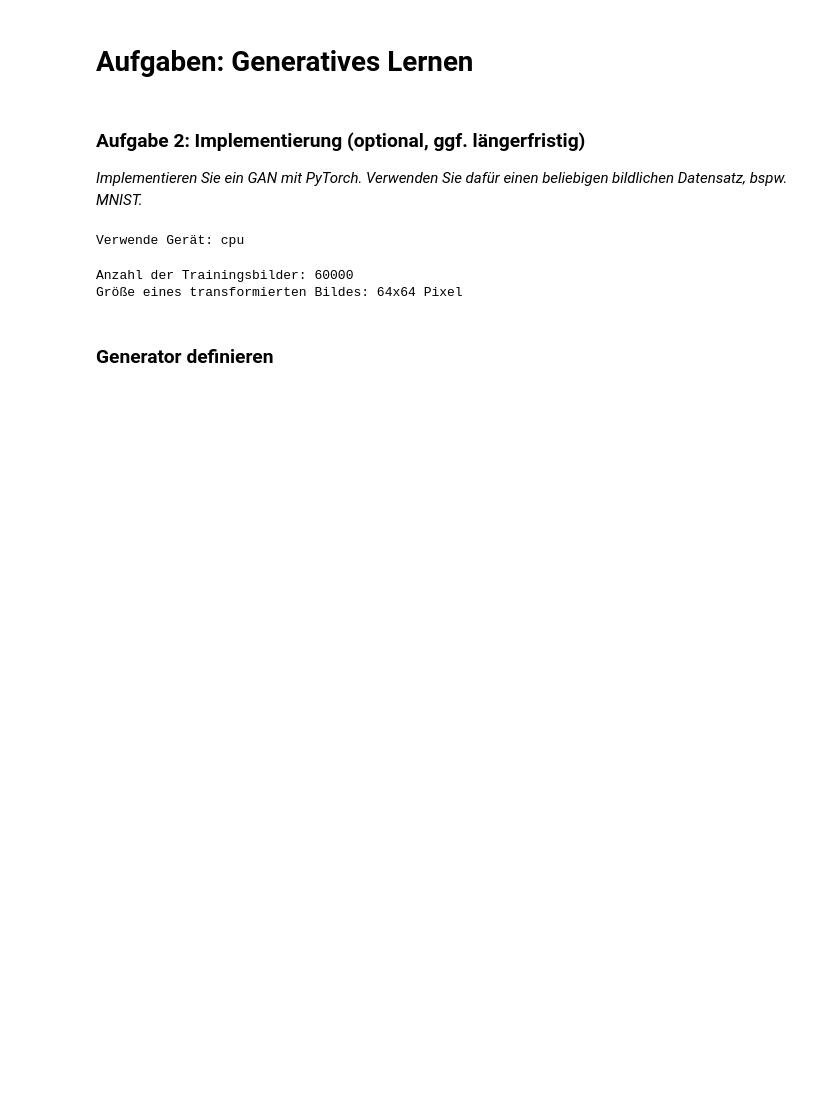
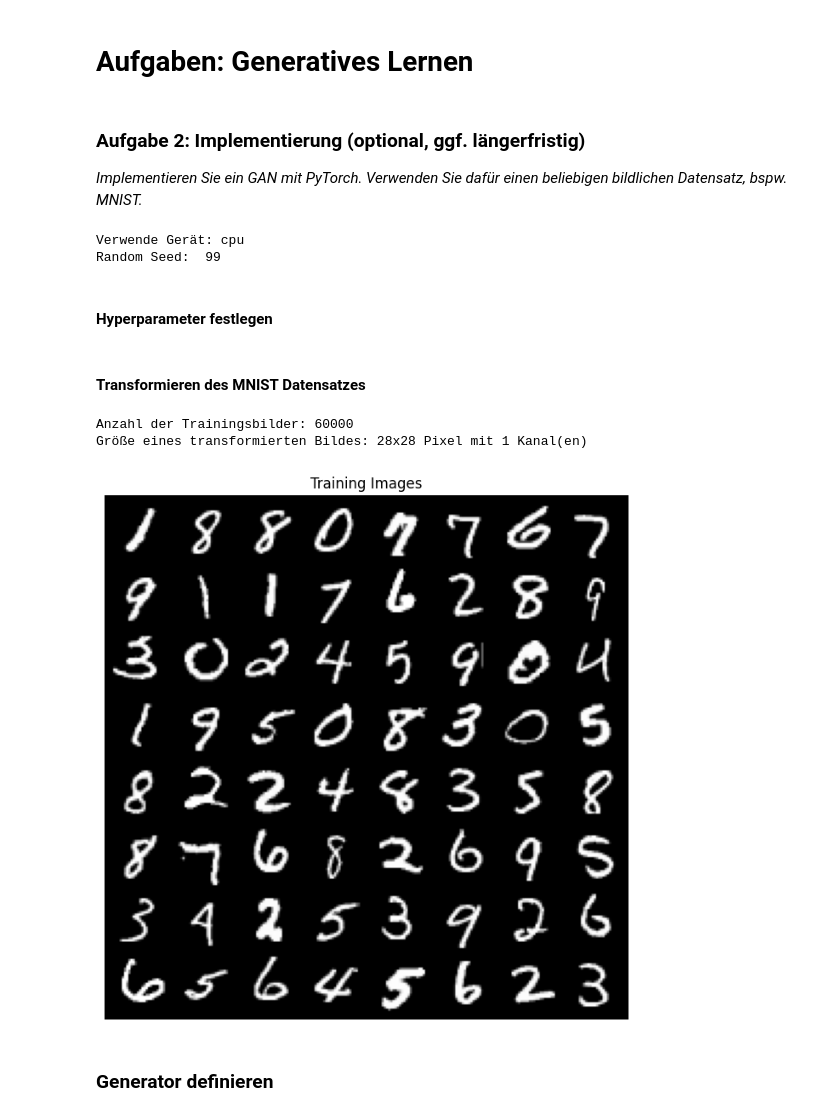
Before and after one commit to frieba/full-stack-machine-llearning-my-clone, a Jupyter notebook: notepads/Vertiefung_AI_Engineer/AI06_Generatives_Lernen/AI06_Lösung_Generatives_Lernen.ipynb, the cells around one changed output. Cells and saved outputs as stored; diff of their text form; code cells hidden in the pictures; blank space fills up the shorter version.

```diff
--- a/notepads/Vertiefung_AI_Engineer/AI06_Generatives_Lernen/AI06_Lösung_Generatives_Lernen.ipynb
+++ b/notepads/Vertiefung_AI_Engineer/AI06_Generatives_Lernen/AI06_Lösung_Generatives_Lernen.ipynb
@@ -17,5 +19,17 @@ import numpy as np
 # Sicherstellen, dass PyTorch die GPU verwenden kann, falls verfügbar
 device = torch.device("cuda" if torch.cuda.is_available() else "cpu")
 print(f"Verwende Gerät: {device}")
+
+
+# Um die Ergebnisse reproduzierbar zu machen:
+# Es muss ein Seed gesetzt werden und deterministische Algorithmen verwendet werden
+seed = 99
+print("Random Seed: ", seed)
+random.seed(seed)
+torch.manual_seed(seed)
+torch.use_deterministic_algorithms(True)  # Needed for reproducible results
 # %% [output]
 Verwende Gerät: cpu
+Random Seed:  99
+# %% [markdown]
+#### Hyperparameter festlegen
@@ -22,42 +64,50 @@ Verwende Gerät: cpu
+# %% [markdown]
+#### Transformieren des MNIST Datensatzes
 # %%
-# --- Hyperparameter ---
-latent_dim = 100  # Dimension des Zufallsvektors (Rauschen) für den Generator
-image_size = 64  # Zielgröße der Bilder (MNIST ist 28x28, wir skalieren)
-num_channels = 1  # Anzahl der Farbkanäle (1 für Graustufenbilder wie MNIST)
-batch_size = 128  # Anzahl der Samples pro Batch
-num_epochs = 50  # Anzahl der Trainings-Epochen
-lr_G = 0.0002  # Lernrate für den Generator
-lr_D = 0.0002  # Lernrate für den Diskriminator
-beta1 = 0.5  # Beta1 für Adam-Optimierer (DCGAN-Standard)
-beta2 = 0.999  # Beta2 für Adam-Optimierer
-ngpu = 1  # Anzahl der GPUs, falls verwendet
-
-# --- Datenvorbereitung ---
+# Vorbereiten und einlesen der Daten
 # Transformationen: Skalierung auf image_size, Umwandlung in Tensor, Normalisierung auf [-1, 1]
 transform = transforms.Compose(
     [
-        transforms.Resize(image_size),  # Bilder auf Zielgröße skalieren
-        transforms.ToTensor(),  # Bilder in PyTorch Tensor umwandeln (skaliert automatisch auf [0, 1])
+        transforms.Resize(image_size),  # Bilder skalieren falls nicht einheitlich
+        transforms.ToTensor(),  # Bilder in PyTorch Tensor umwandeln)
         transforms.Normalize(
             (0.5,), (0.5,)
-        ),  # Normalisiert auf [-1, 1] (Mittelwert 0.5, Std.abw. 0.5)
+        ),  # Normalisiert auf [-1, 1] (Mittelwert 0.5, Std.abw. 0.5 für einen Kanal)
     ]
 )
 
 # Laden des Trainings-Datensatzes
 train_dataset = torchvision.datasets.MNIST(
     root="./data", train=True, transform=transform, download=True
 )
 
 # DataLoader für das Training
 train_loader = torch.utils.data.DataLoader(
     train_dataset, batch_size=batch_size, shuffle=True
 )
 
 print(f"Anzahl der Trainingsbilder: {len(train_dataset)}")
-print(f"Größe eines transformierten Bildes: {image_size}x{image_size} Pixel")
+print(
+    f"Größe eines transformierten Bildes: {image_size}x{image_size} Pixel mit {num_channels} Kanal(en)"
+)
+
+# Darstellung einiger Trainingsbilder
+real_batch = next(iter(train_loader))
+plt.figure(figsize=(8, 8))
+plt.axis("off")
+plt.title("Training Images")
+plt.imshow(
+    np.transpose(
+        vutils.make_grid(
+            real_batch[0].to(device)[:64], padding=2, normalize=True
+        ).cpu(),
+        (1, 2, 0),
+    )
+)
+plt.show()
 # %% [output]
 Anzahl der Trainingsbilder: 60000
-Größe eines transformierten Bildes: 64x64 Pixel
+Größe eines transformierten Bildes: 28x28 Pixel mit 1 Kanal(en)
+[figure, added]
 # %% [markdown]
 ### Generator definieren
```
Also changed, not shown: parts of 14 cells of this notebook, 4 other files.
